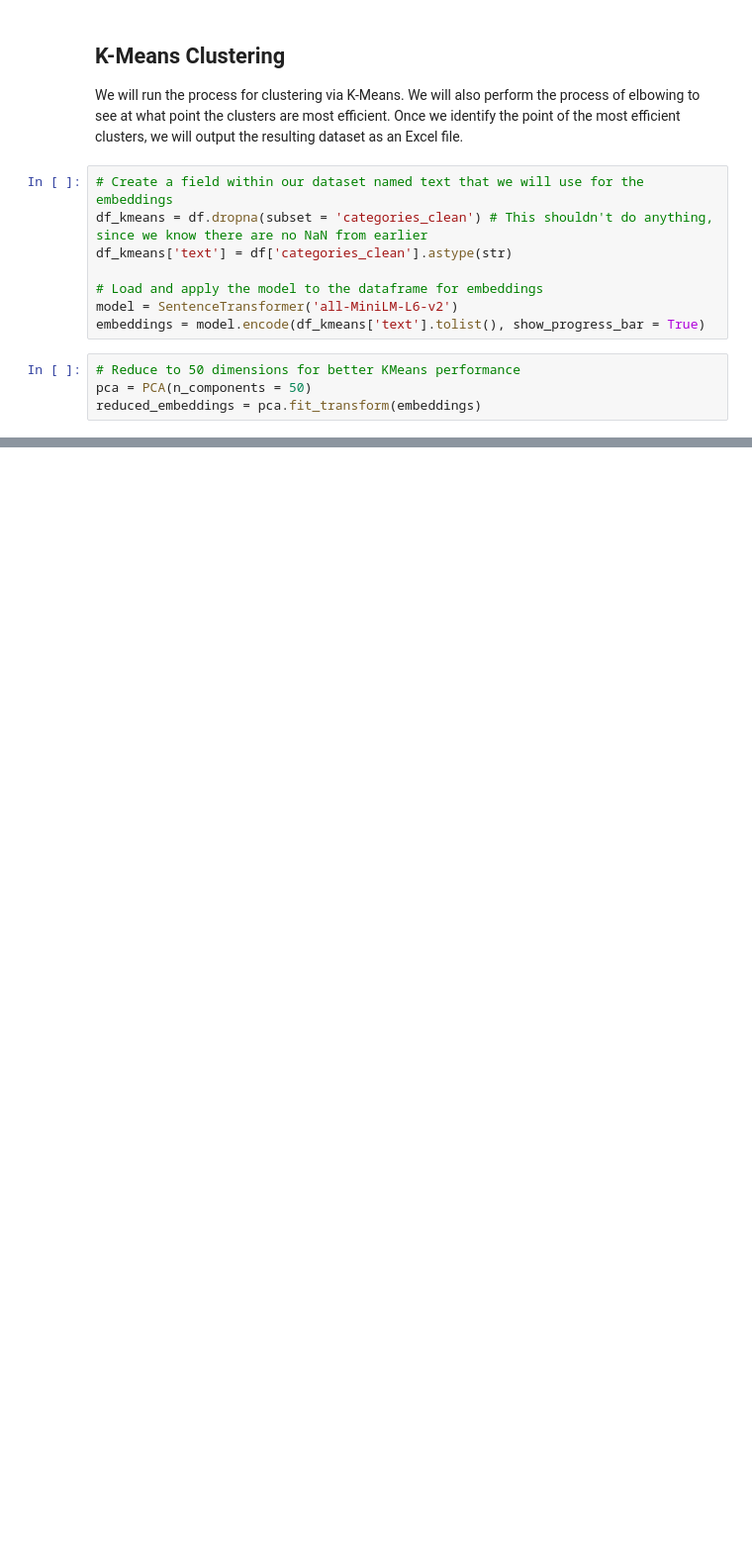
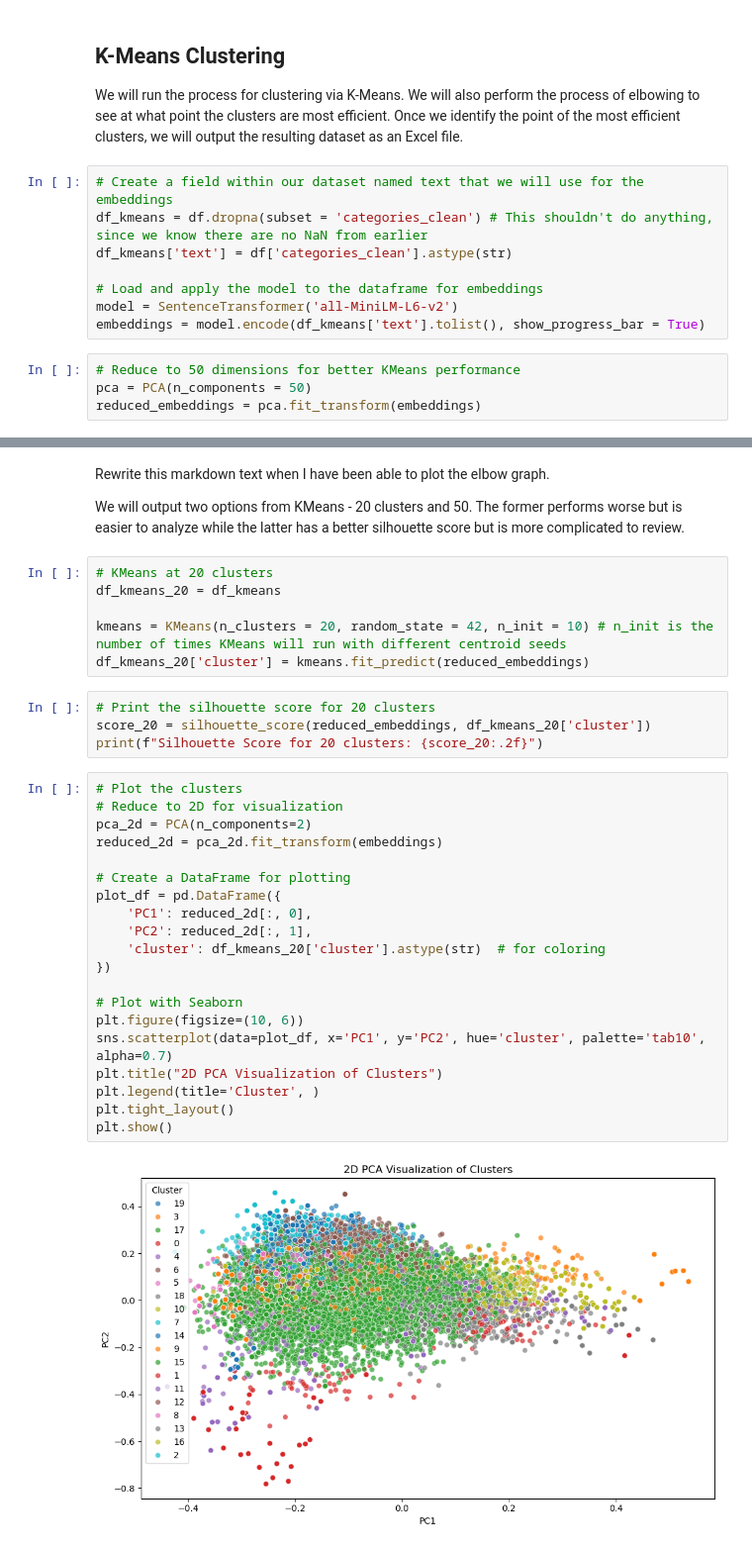
Before and after one commit to adamng1/baby-product-dashboard, a Jupyter notebook: pre-processing/1-clustering-for-classification.ipynb, the cells around one changed output, grey strips where cells are left out. Shown: that part at 99% size. Drawn from its saved outputs; the diff is of its cells as text; blank space fills up the shorter version.

Commit message:
Continue developing clustering code for KMeans. Also updated gitignore, readme, and eda code

```diff
--- a/pre-processing/1-clustering-for-classification.ipynb
+++ b/pre-processing/1-clustering-for-classification.ipynb
@@ -186,0 +187,37 @@ plt.show()
+# %% [markdown]
+Rewrite this markdown text when I have been able to plot the elbow graph.
+
+
+We will output two options from KMeans - 20 clusters and 50. The former performs worse but is easier to analyze while the latter has a better silhouette score but is more complicated to review.
+# %%
+# KMeans at 20 clusters
+df_kmeans_20 = df_kmeans
+
+kmeans = KMeans(n_clusters = 20, random_state = 42, n_init = 10) # n_init is the number of times KMeans will run with different centroid seeds
+df_kmeans_20['cluster'] = kmeans.fit_predict(reduced_embeddings)
+# %%
+# Print the silhouette score for 20 clusters
+score_20 = silhouette_score(reduced_embeddings, df_kmeans_20['cluster'])
+print(f"Silhouette Score for 20 clusters: {score_20:.2f}")
+# %%
+# Plot the clusters
+# Reduce to 2D for visualization
+pca_2d = PCA(n_components=2)
+reduced_2d = pca_2d.fit_transform(embeddings)
+
+# Create a DataFrame for plotting
+plot_df = pd.DataFrame({
+    'PC1': reduced_2d[:, 0],
+    'PC2': reduced_2d[:, 1],
+    'cluster': df_kmeans_20['cluster'].astype(str)  # for coloring
+})
+
+# Plot with Seaborn
+plt.figure(figsize=(10, 6))
+sns.scatterplot(data=plot_df, x='PC1', y='PC2', hue='cluster', palette='tab10', alpha=0.7)
+plt.title("2D PCA Visualization of Clusters")
+plt.legend(title='Cluster', )
+plt.tight_layout()
+plt.show()
+# %% [output]
+[figure, added]
```
Also changed, not shown: parts of 7 cells of this notebook, 2 other files.
